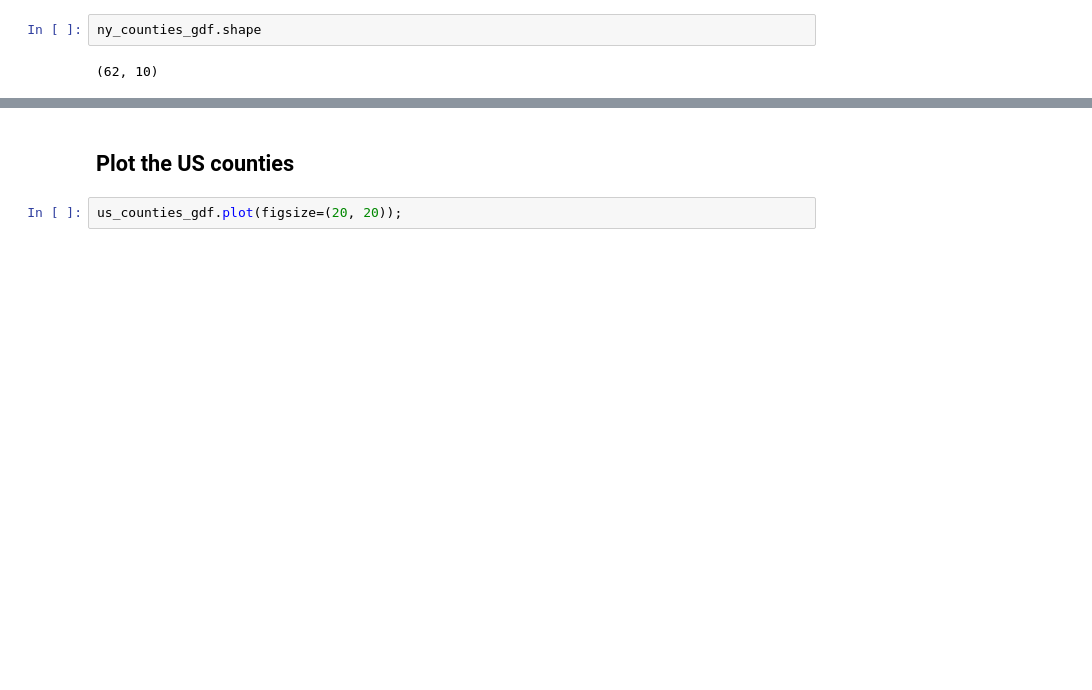
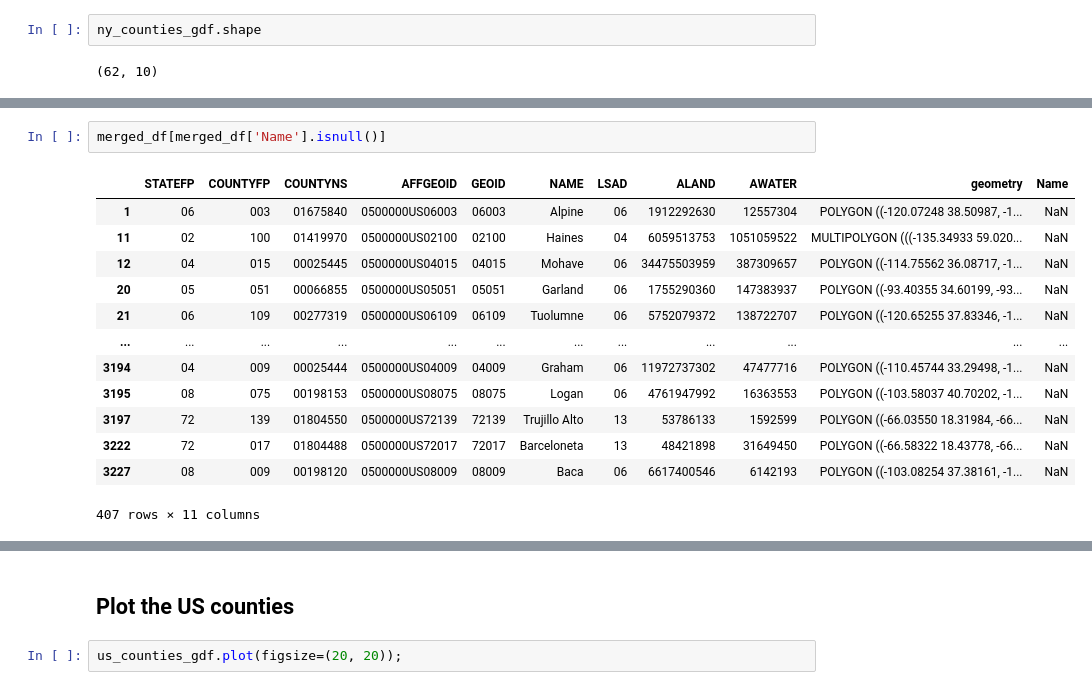
Before and after one commit to katkim0307/pratt-savi-810-2020-03-assignment_04, a Jupyter notebook: us_geodata.ipynb, the cells around one changed output, grey strips where cells are left out. Drawn from its saved outputs; the diff is of its cells as text; blank space fills up the shorter version.

```diff
--- a/us_geodata.ipynb
+++ b/us_geodata.ipynb
@@ -96,0 +259,16 @@ ny_counties_gdf.shape
+# %%
+merged_df[merged_df['Name'].isnull()]
+# %% [output]
+|  | STATEFP | COUNTYFP | COUNTYNS | AFFGEOID | GEOID | NAME | LSAD | ALAND | AWATER | geometry | Name |
+| 1 | 06 | 003 | 01675840 | 0500000US06003 | 06003 | Alpine | 06 | 1912292630 | 12557304 | POLYGON ((-120.07248 38.50987, -1... | NaN |
+| 11 | 02 | 100 | 01419970 | 0500000US02100 | 02100 | Haines | 04 | 6059513753 | 1051059522 | MULTIPOLYGON (((-135.34933 59.020... | NaN |
+| 12 | 04 | 015 | 00025445 | 0500000US04015 | 04015 | Mohave | 06 | 34475503959 | 387309657 | POLYGON ((-114.75562 36.08717, -1... | NaN |
+| 20 | 05 | 051 | 00066855 | 0500000US05051 | 05051 | Garland | 06 | 1755290360 | 147383937 | POLYGON ((-93.40355 34.60199, -93... | NaN |
+| 21 | 06 | 109 | 00277319 | 0500000US06109 | 06109 | Tuolumne | 06 | 5752079372 | 138722707 | POLYGON ((-120.65255 37.83346, -1... | NaN |
+| ... | ... | ... | ... | ... | ... | ... | ... | ... | ... | ... | ... |
+| 3194 | 04 | 009 | 00025444 | 0500000US04009 | 04009 | Graham | 06 | 11972737302 | 47477716 | POLYGON ((-110.45744 33.29498, -1... | NaN |
+| 3195 | 08 | 075 | 00198153 | 0500000US08075 | 08075 | Logan | 06 | 4761947992 | 16363553 | POLYGON ((-103.58037 40.70202, -1... | NaN |
+| 3197 | 72 | 139 | 01804550 | 0500000US72139 | 72139 | Trujillo Alto | 13 | 53786133 | 1592599 | POLYGON ((-66.03550 18.31984, -66... | NaN |
+| 3222 | 72 | 017 | 01804488 | 0500000US72017 | 72017 | Barceloneta | 13 | 48421898 | 31649450 | POLYGON ((-66.58322 18.43778, -66... | NaN |
+| 3227 | 08 | 009 | 00198120 | 0500000US08009 | 08009 | Baca | 06 | 6617400546 | 6142193 | POLYGON ((-103.08254 37.38161, -1... | NaN |
+407 rows × 11 columns
```
Also changed, not shown: parts of 22 cells of this notebook, 2 other files.
